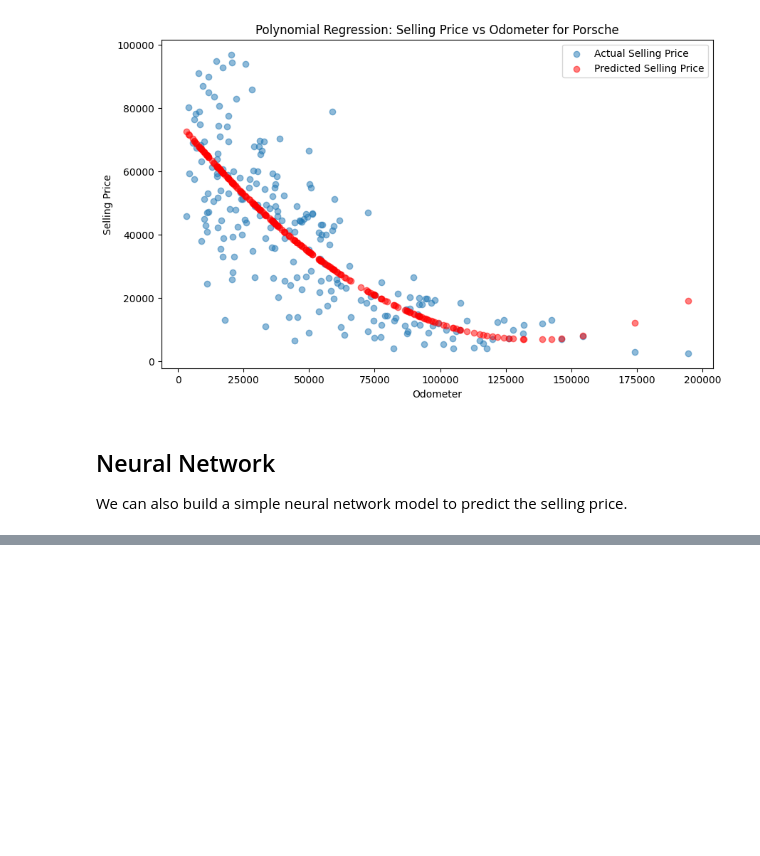
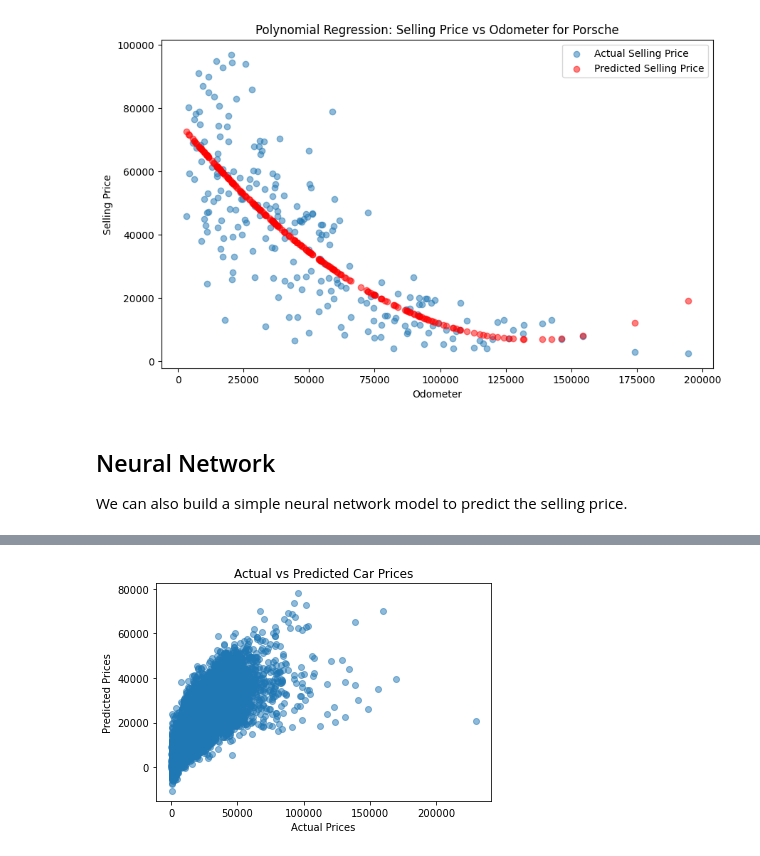
Before and after one commit to PicassoEEA/carAuctionAnalysis, a Jupyter notebook: final_submission.ipynb, the cells around one changed output, grey strips where cells are left out. Saved outputs shown, nothing was run; the diff lists cells and outputs as text; code cells hidden in the pictures; blank space fills up the shorter version.

```diff
--- a/final_submission.ipynb
+++ b/final_submission.ipynb
@@ -7,7 +7,7 @@ import torch
 # %% [markdown]
 Import the dataframe and drop the bad rows. Show dataframe's head.
 # %%
-car_prices_df = pd.read_csv('car_prices.csv', on_bad_lines='skip').dropna()
+car_prices_df = pd.read_csv('car_prices.csv', on_bad_lines='drop').dropna()
 car_prices_df.head()
 # %% [output]
 |  | year | make | model | trim | body | transmission | vin | state | condition | odometer | ... |
@@ -519,0 +528,9 @@ KeyboardInterrupt:
+# %%
+# Step 8: Visualization of Predictions
+plt.scatter(y_true, y_pred, alpha=0.5)
+plt.xlabel("Actual Prices")
+plt.ylabel("Predicted Prices")
+plt.title("Actual vs Predicted Car Prices")
+plt.show()
+# %% [output]
+[figure, added]
```
Also changed, not shown: parts of 1 cell of this notebook.
